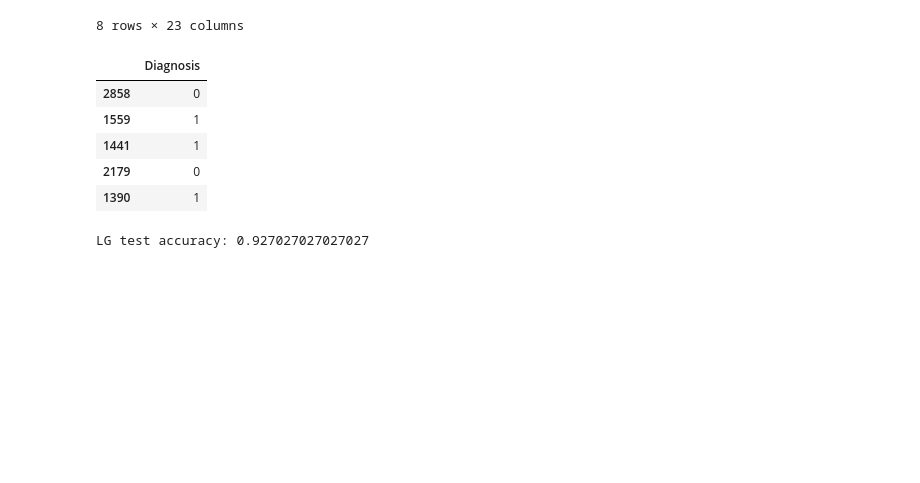
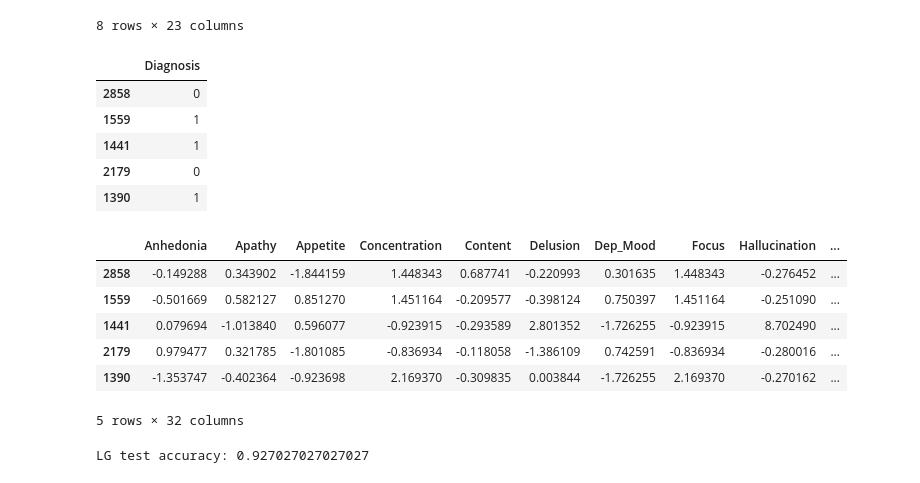
Before and after one commit to ElvesJohn/MachineLearningCW, a Jupyter notebook: MachineLearningCourseW.ipynb, the cells around one changed output. Drawn from its saved outputs; the diff is of its cells as text; code cells hidden in the pictures; blank space fills up the shorter version.

```diff
--- a/MachineLearningCourseW.ipynb
+++ b/MachineLearningCourseW.ipynb
@@ -160,6 +159,16 @@ y_train.head()
 | 1441 | 1 |
 | 2179 | 0 |
 | 1390 | 1 |
+# %%
+X_train.head()
+# %% [output]
+|  | Anhedonia | Apathy | Appetite | Concentration | Content | Delusion | Dep_Mood | Focus | Hallucination | ... |
+| 2858 | -0.149288 | 0.343902 | -1.844159 | 1.448343 | 0.687741 | -0.220993 | 0.301635 | 1.448343 | -0.276452 | ... |
+| 1559 | -0.501669 | 0.582127 | 0.851270 | 1.451164 | -0.209577 | -0.398124 | 0.750397 | 1.451164 | -0.251090 | ... |
+| 1441 | 0.079694 | -1.013840 | 0.596077 | -0.923915 | -0.293589 | 2.801352 | -1.726255 | -0.923915 | 8.702490 | ... |
+| 2179 | 0.979477 | 0.321785 | -1.801085 | -0.836934 | -0.118058 | -1.386109 | 0.742591 | -0.836934 | -0.280016 | ... |
+| 1390 | -1.353747 | -0.402364 | -0.923698 | 2.169370 | -0.309835 | 0.003844 | -1.726255 | 2.169370 | -0.270162 | ... |
+5 rows × 32 columns
 # %%
 #Logistc regression training
 
```
Also changed, not shown: parts of 7 cells of this notebook.
